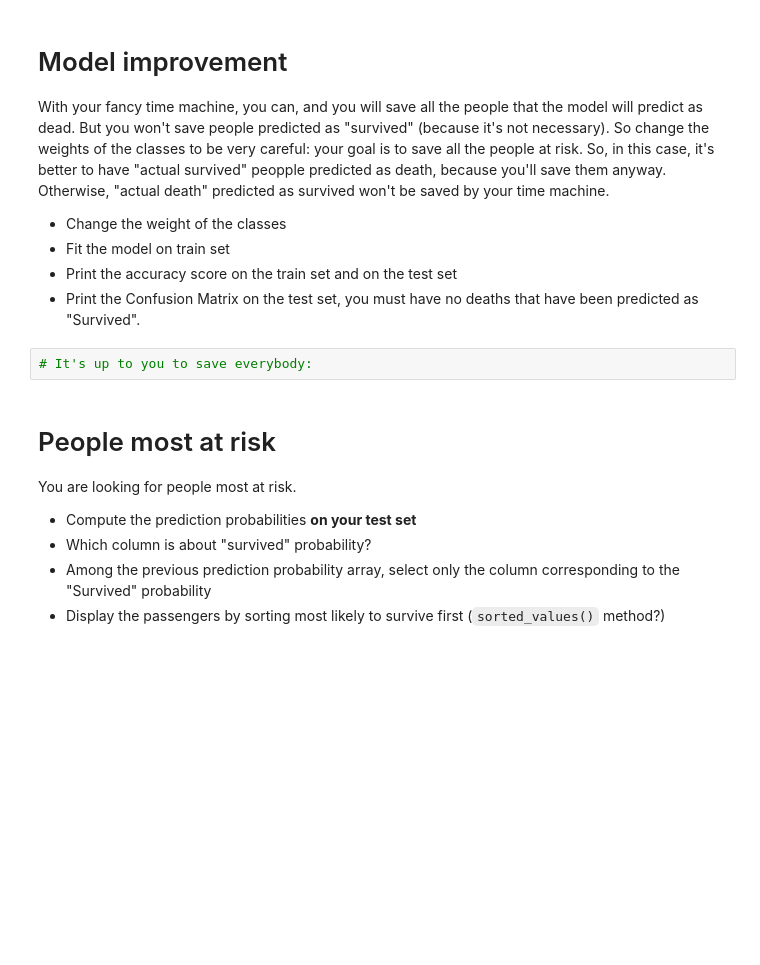
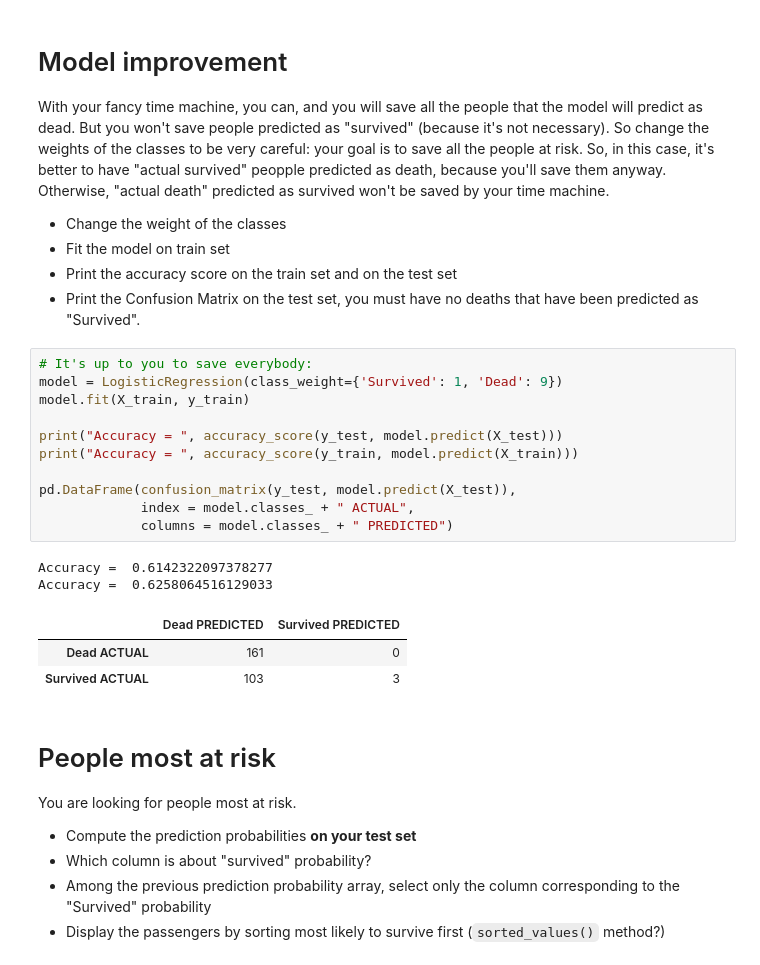
Before and after one commit to Lit3C/machine-learning, a Jupyter notebook: [2.3ML]Classifications_Logistic-Regression.ipynb, the cells around one changed output. Drawn from its saved outputs; the diff is of its cells as text; blank space fills up the shorter version.

```diff
--- a/[2.3ML]Classifications_Logistic-Regression.ipynb
+++ b/[2.3ML]Classifications_Logistic-Regression.ipynb
@@ -93,8 +122,23 @@ With your fancy time machine, you can, and you will save all the people that the
 - Fit the model on train set
 - Print the accuracy score on the train set and on the test set
 - Print the Confusion Matrix on the test set, you must have no deaths that have been predicted as "Survived".
-# %%
-# It's up to you to save everybody:
+# %%
+# It's up to you to save everybody:
+model = LogisticRegression(class_weight={'Survived': 1, 'Dead': 9})
+model.fit(X_train, y_train)
+
+print("Accuracy = ", accuracy_score(y_test, model.predict(X_test)))
+print("Accuracy = ", accuracy_score(y_train, model.predict(X_train)))
+
+pd.DataFrame(confusion_matrix(y_test, model.predict(X_test)),
+             index = model.classes_ + " ACTUAL",
+             columns = model.classes_ + " PREDICTED")
+# %% [output]
+Accuracy =  0.6142322097378277
+Accuracy =  0.6258064516129033
+|  | Dead PREDICTED | Survived PREDICTED |
+| Dead ACTUAL | 161 | 0 |
+| Survived ACTUAL | 103 | 3 |
 # %% [markdown]
 # People most at risk
 
```
Also changed, not shown: parts of 2 cells of this notebook.
